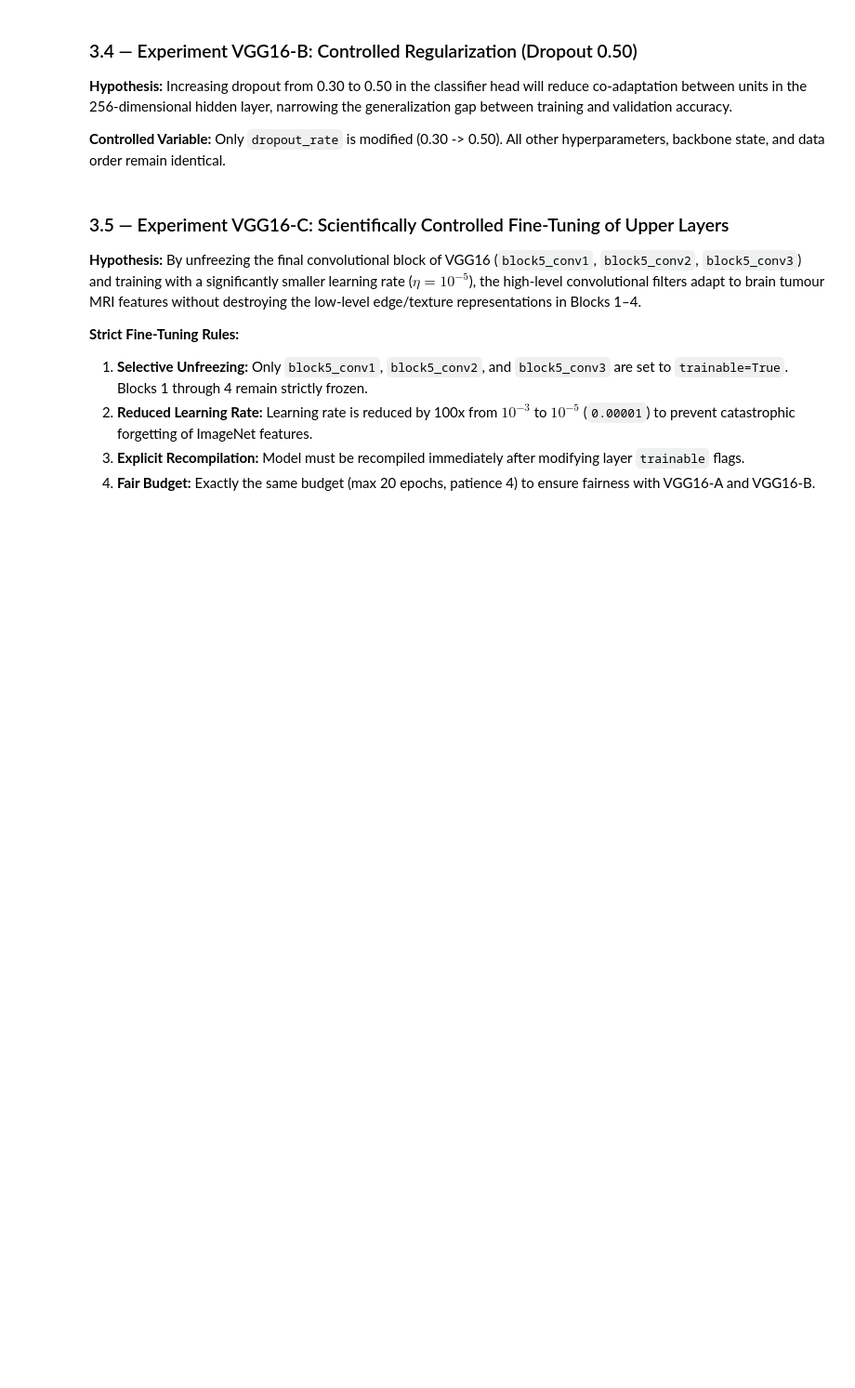
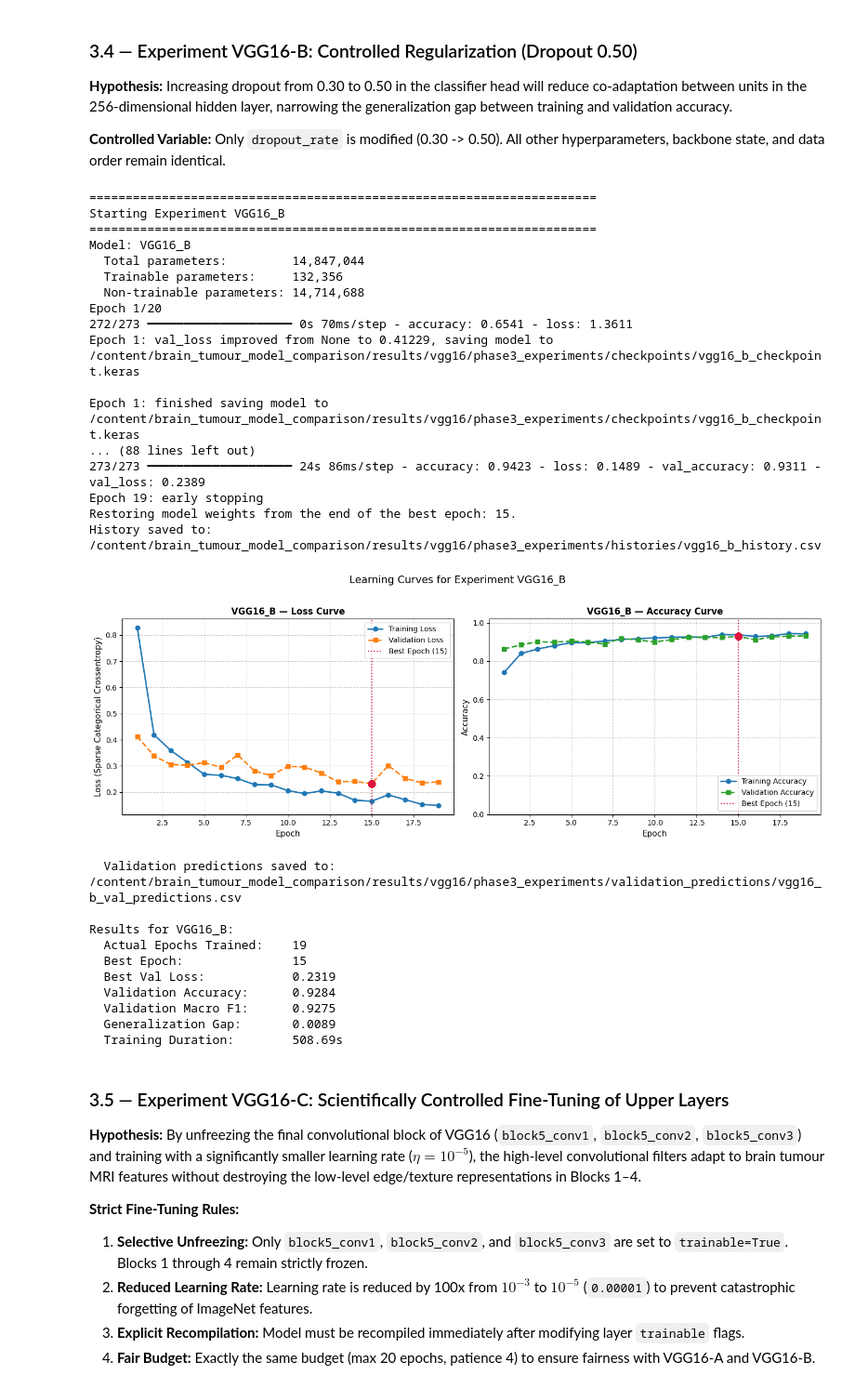
Before and after one commit to ramzyhafeel/brain_tumour_model_comparison, a Jupyter notebook: notebooks/02_vgg16.ipynb, the cells around one changed output. Shown at 93% size. Saved outputs shown, nothing was run; the diff lists cells and outputs as text; code cells hidden in the pictures; blank space fills up the shorter version.

```diff
--- a/notebooks/02_vgg16.ipynb
+++ b/notebooks/02_vgg16.ipynb
@@ -1412,34 +1816,63 @@ gap_b = train_acc_best_b - eval_b["validation_accuracy"]
 print(f"\nResults for {EXP_B_ID}:")
 print(f"  Actual Epochs Trained:    {len(history_vgg16_b.history['loss'])}")
 print(f"  Best Epoch:               {best_epoch_b}")
 print(f"  Best Val Loss:            {best_val_loss_b:.4f}")
 print(f"  Validation Accuracy:      {eval_b['validation_accuracy']:.4f}")
 print(f"  Validation Macro F1:      {eval_b['validation_macro_f1']:.4f}")
 print(f"  Generalization Gap:       {gap_b:.4f}")
 print(f"  Training Duration:        {duration_b:.2f}s")
 
 # Save experiment config
 config_b = {
     "experiment_id": EXP_B_ID,
     "description": "Frozen VGG16 backbone + GAP + Dense(256) + Dropout(0.50)",
     "backbone_trainable": False,
     "dropout": 0.50,
     "optimizer": "Adam",
     "learning_rate": LR_B,
     "max_epochs": MAX_EPOCHS,
     "actual_epochs": len(history_vgg16_b.history["loss"]),
     "best_epoch": best_epoch_b,
     "best_val_loss": best_val_loss_b,
     "validation_accuracy": eval_b["validation_accuracy"],
     "validation_macro_f1": eval_b["validation_macro_f1"],
     "generalization_gap": gap_b,
     "training_duration_seconds": duration_b,
     "total_parameters": int(params_b_total),
     "trainable_parameters": int(params_b_trainable),
     "seed": SEED
 }
 with open(os.path.join(CONFIGS_DIR, "vgg16_b_config.json"), "w") as f:
-    json.dump(config_b, f, indent=4, default=json_safe)
+    json.dump(config_b, f, indent=4)
+# %% [output]
+======================================================================
+Starting Experiment VGG16_B
+======================================================================
+Model: VGG16_B
+  Total parameters:         14,847,044
+  Trainable parameters:     132,356
+  Non-trainable parameters: 14,714,688
+Epoch 1/20
+272/273 ━━━━━━━━━━━━━━━━━━━━ 0s 70ms/step - accuracy: 0.6541 - loss: 1.3611
+Epoch 1: val_loss improved from None to 0.41229, saving model to /content/brain_tumour_model_comparison/results/vgg16/phase3_experiments/checkpoints/vgg16_b_checkpoint.keras
+
+Epoch 1: finished saving model to /content/brain_tumour_model_comparison/results/vgg16/phase3_experiments/checkpoints/vgg16_b_checkpoint.keras
+... (88 lines left out)
+273/273 ━━━━━━━━━━━━━━━━━━━━ 24s 86ms/step - accuracy: 0.9423 - loss: 0.1489 - val_accuracy: 0.9311 - val_loss: 0.2389
+Epoch 19: early stopping
+Restoring model weights from the end of the best epoch: 15.
+History saved to: /content/brain_tumour_model_comparison/results/vgg16/phase3_experiments/histories/vgg16_b_history.csv
+[figure, added]
+  Validation predictions saved to: /content/brain_tumour_model_comparison/results/vgg16/phase3_experiments/validation_predictions/vgg16_b_val_predictions.csv
+
+Results for VGG16_B:
+  Actual Epochs Trained:    19
+  Best Epoch:               15
+  Best Val Loss:            0.2319
+  Validation Accuracy:      0.9284
+  Validation Macro F1:      0.9275
+  Generalization Gap:       0.0089
+  Training Duration:        508.69s
 # %% [markdown]
 ### 3.5 — Experiment VGG16-C: Scientifically Controlled Fine-Tuning of Upper Layers
 
```
Also changed, not shown: parts of 58 cells of this notebook.
